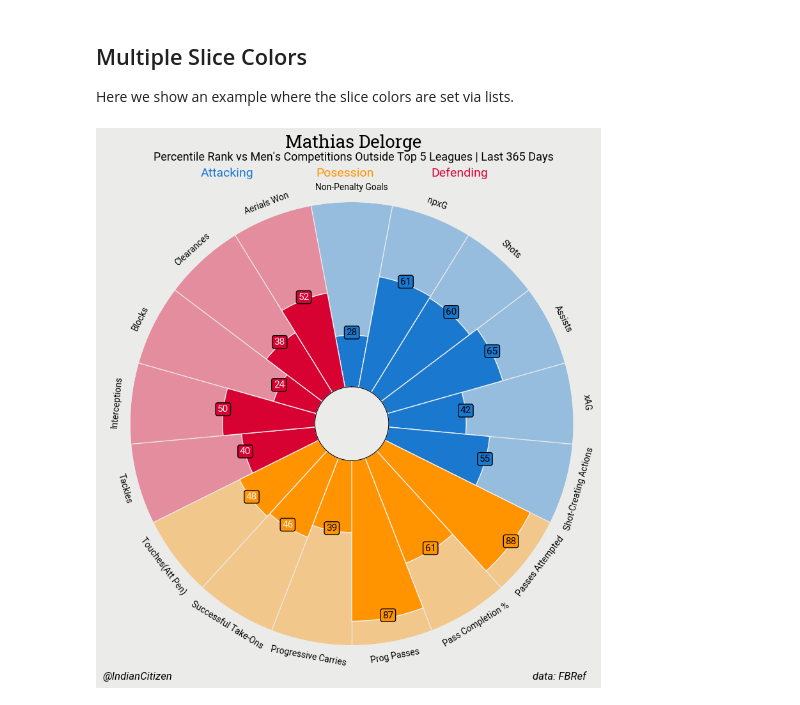
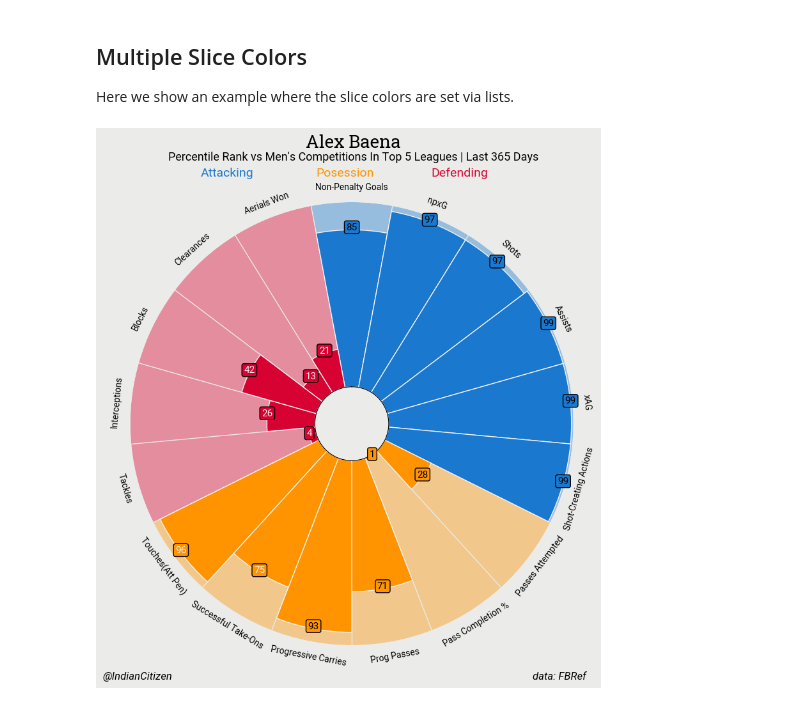
Before and after one commit to ishdeep-10/IndianCitizen, a Jupyter notebook: DataViz/plot_pizza_colorful.ipynb, the cells around one changed output. Saved outputs shown, nothing was run; the diff lists cells and outputs as text; code cells hidden in the pictures.

```diff
--- a/DataViz/plot_pizza_colorful.ipynb
+++ b/DataViz/plot_pizza_colorful.ipynb
@@ -53,9 +53,9 @@ params = ["Non-Penalty Goals", "npxG", "Shots", "Assists", "xAG","Shot-Creating
 # value list
 # The values are taken from the excellent fbref website (supplied by StatsBomb)
 values = [
-    28, 61, 60, 65, 42,55,
-    88, 61, 87, 39, 46,48,
-    40, 50, 24, 38, 52
+    85, 97, 97, 99, 99,99,
+    28, 1, 71, 93, 75,96,
+    4, 26, 42, 13, 21
 ]
 
 # color for the slices and text
@@ -101,14 +101,14 @@ fig, ax = baker.make_pizza(
 
 # add title
 fig.text(
-    0.515, 0.975, "Mathias Delorge", size=20,
+    0.515, 0.975, "Alex Baena", size=20,
     ha="center", fontproperties=font_bold.prop, color="#000000"
 )
 
 # add subtitle
 fig.text(
     0.515, 0.953,
-    "Percentile Rank vs Men's Competitions Outside Top 5 Leagues | Last 365 Days",
+    "Percentile Rank vs Men's Competitions In Top 5 Leagues | Last 365 Days",
     size=13,
     ha="center", fontproperties=font_normal.prop, color="#000000"
 )
@@ -118,32 +118,32 @@ CREDIT_1 = "data: FBRef"
 
 fig.text(
     0.92, 0.05, f"{CREDIT_1}", size=12,
     fontproperties=font_italic.prop, color="#000000",
     ha="right"
 )
 
 fig.text(
     0.2, 0.05, f"@IndianCitizen", size=12,
     fontproperties=font_italic.prop, color="#000000",
     ha="right"
 )
 
 # add text
 fig.text(
     0.25, 0.925, "Attacking", size=14,
     fontproperties=font_normal.prop, color="#1a78cf"
 )
 
 fig.text(
     0.45, 0.925, "Posession", size=14,
     fontproperties=font_normal.prop, color="#ff9300"
 )
 
 fig.text(
     0.65, 0.925, "Defending", size=14,
     fontproperties=font_normal.prop, color="#d70232"
 )
 
-plt.savefig('C:/Users/acer/Documents/GitHub/IndianCitizen/PlayerReports/MD.png',dpi=500,bbox_inches = 'tight',facecolor="#EBEBE9")
+plt.savefig('C:/Users/acer/Documents/GitHub/IndianCitizen/PlayerReports/AB.png',dpi=500,bbox_inches = 'tight',facecolor="#EBEBE9")
 # %% [output]
-[figure, old version]
+[figure, new version]
```
Also changed, not shown: 9 other files.
